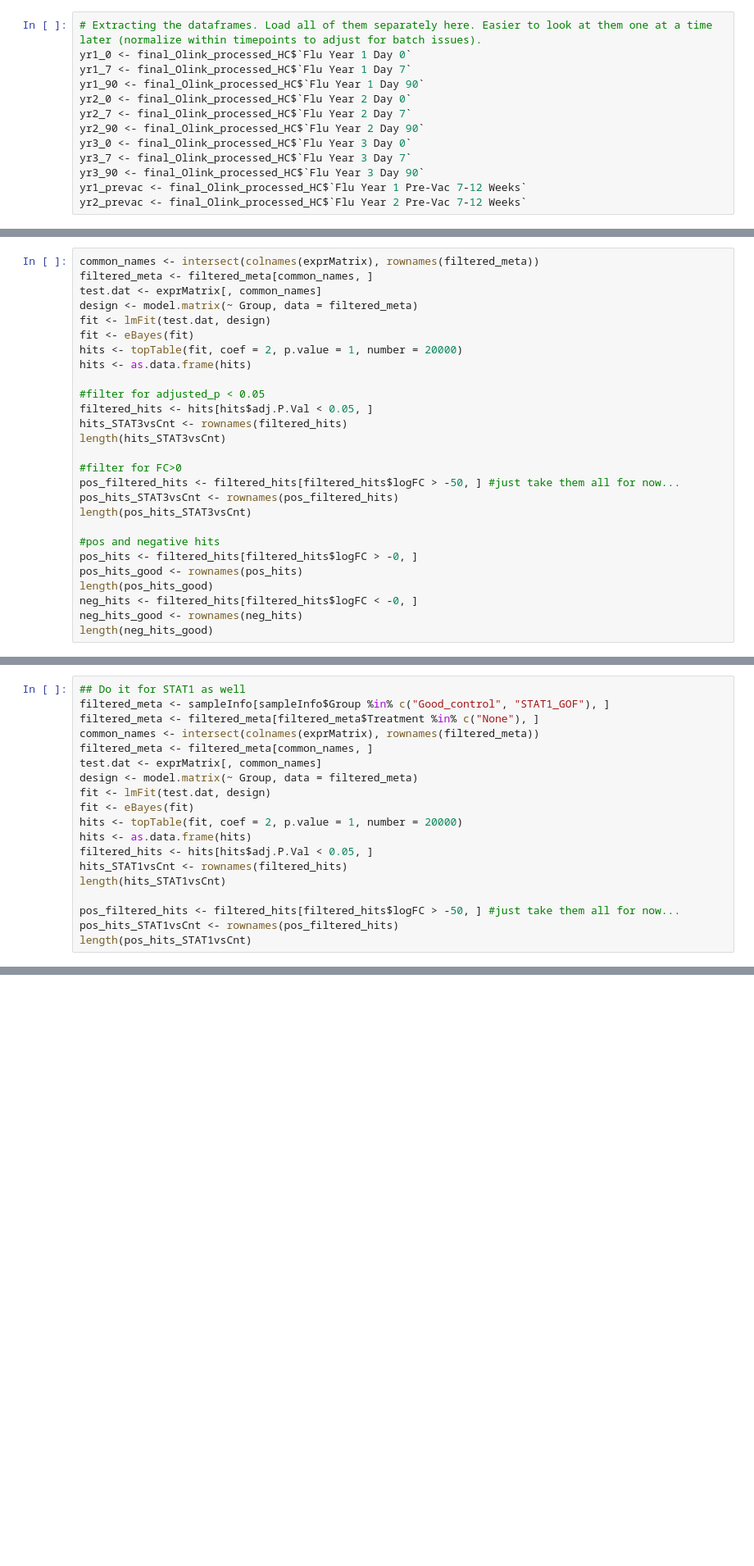
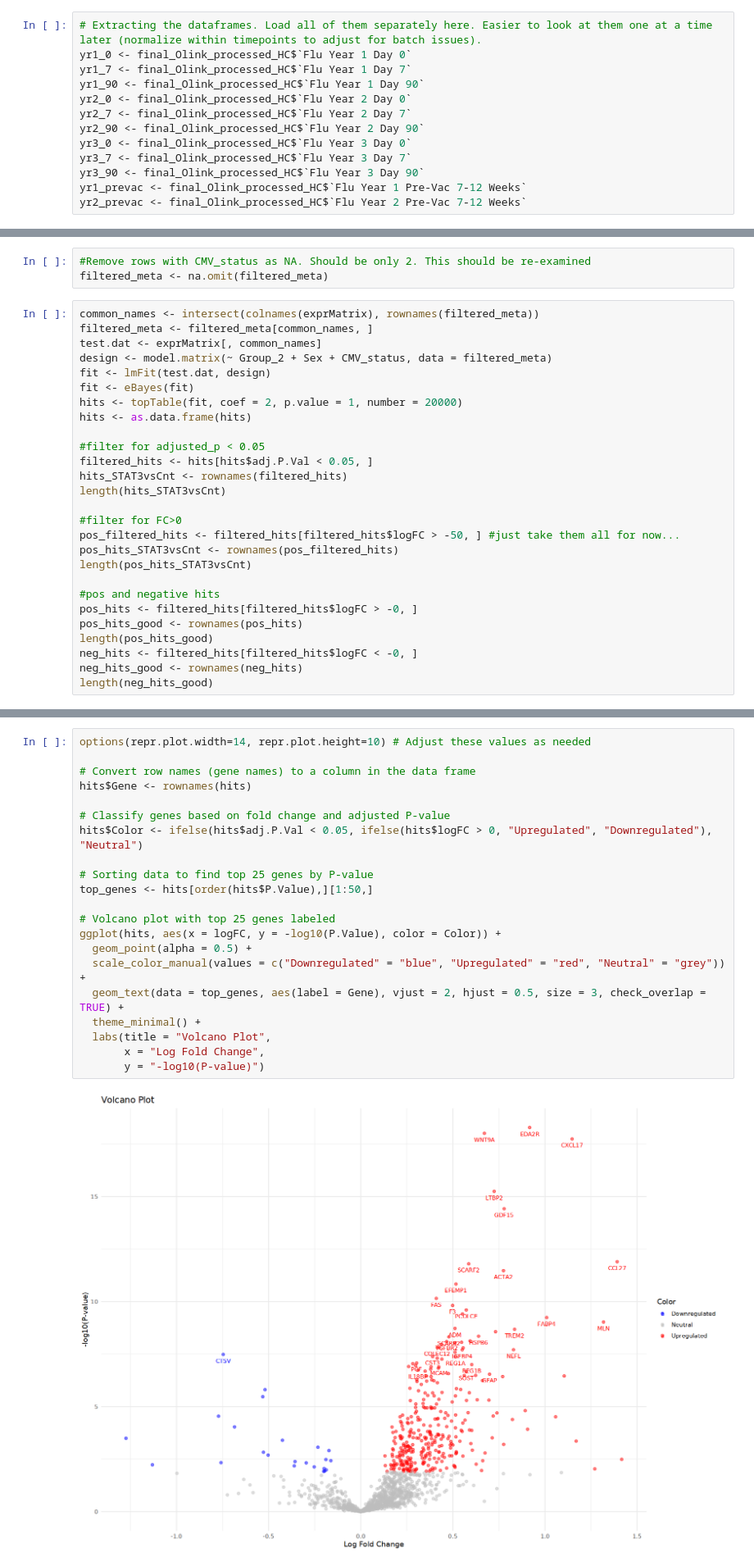
Before and after one commit to aifimmunology/sound-life-scrna-analysis, a Jupyter notebook: Mehul_Notebooks/Olink_pathway_Mehul/Olink_analysis.ipynb, the cells around one changed output, grey strips where cells are left out. Shown at 82% size. Cells and saved outputs as stored; diff of their text form; blank space fills up the shorter version.

```diff
--- a/Mehul_Notebooks/Olink_pathway_Mehul/Olink_analysis.ipynb
+++ b/Mehul_Notebooks/Olink_pathway_Mehul/Olink_analysis.ipynb
@@ -169,8 +214,11 @@ filtered_meta <- filtered_meta[filtered_meta$Treatment %in% c("None"), ]
+# %%
+#Remove rows with CMV_status as NA. Should be only 2. This should be re-examined
+filtered_meta <- na.omit(filtered_meta)
 # %%
 common_names <- intersect(colnames(exprMatrix), rownames(filtered_meta))
 filtered_meta <- filtered_meta[common_names, ]
 test.dat <- exprMatrix[, common_names]
-design <- model.matrix(~ Group, data = filtered_meta)
+design <- model.matrix(~ Group_2 + Sex + CMV_status, data = filtered_meta)
 fit <- lmFit(test.dat, design)
 fit <- eBayes(fit)
 hits <- topTable(fit, coef = 2, p.value = 1, number = 20000)
@@ -366,19 +248,0 @@ upset(fromList(list_of_sets), sets = c("Limma", "Outlier_BY1001", "Outlier_TR100
-# %%
-## Do it for STAT1 as well
-filtered_meta <- sampleInfo[sampleInfo$Group %in% c("Good_control", "STAT1_GOF"), ]
-filtered_meta <- filtered_meta[filtered_meta$Treatment %in% c("None"), ]
-common_names <- intersect(colnames(exprMatrix), rownames(filtered_meta))
-filtered_meta <- filtered_meta[common_names, ]
-test.dat <- exprMatrix[, common_names]
-design <- model.matrix(~ Group, data = filtered_meta)
-fit <- lmFit(test.dat, design)
-fit <- eBayes(fit)
-hits <- topTable(fit, coef = 2, p.value = 1, number = 20000)
-hits <- as.data.frame(hits)
-filtered_hits <- hits[hits$adj.P.Val < 0.05, ]
-hits_STAT1vsCnt <- rownames(filtered_hits)
-length(hits_STAT1vsCnt)
-
-pos_filtered_hits <- filtered_hits[filtered_hits$logFC > -50, ] #just take them all for now...
-pos_hits_STAT1vsCnt <- rownames(pos_filtered_hits)
-length(pos_hits_STAT1vsCnt)
@@ -387,0 +249,23 @@ length(pos_hits_STAT1vsCnt)
+# %%
+options(repr.plot.width=14, repr.plot.height=10) # Adjust these values as needed
+
+# Convert row names (gene names) to a column in the data frame
+hits$Gene <- rownames(hits)
+
+# Classify genes based on fold change and adjusted P-value
+hits$Color <- ifelse(hits$adj.P.Val < 0.05, ifelse(hits$logFC > 0, "Upregulated", "Downregulated"), "Neutral")
+
+# Sorting data to find top 25 genes by P-value
+top_genes <- hits[order(hits$P.Value),][1:50,]
+
+# Volcano plot with top 25 genes labeled
+ggplot(hits, aes(x = logFC, y = -log10(P.Value), color = Color)) +
+  geom_point(alpha = 0.5) +
+  scale_color_manual(values = c("Downregulated" = "blue", "Upregulated" = "red", "Neutral" = "grey")) +
+  geom_text(data = top_genes, aes(label = Gene), vjust = 2, hjust = 0.5, size = 3, check_overlap = TRUE) +
+  theme_minimal() +
+  labs(title = "Volcano Plot",
+       x = "Log Fold Change",
+       y = "-log10(P-value)")
+# %% [output]
+[figure, added]
```
Also changed, not shown: parts of 48 cells of this notebook, 3 other files.
